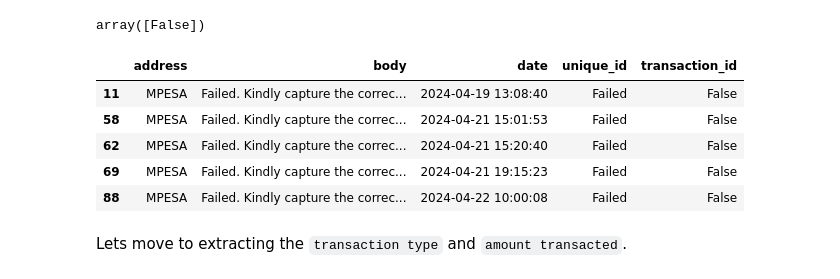
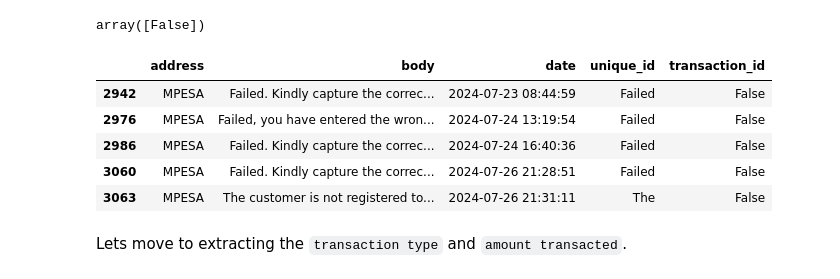
Before and after one commit to MarwaBrian/mpesa, a Jupyter notebook: index.ipynb, the cells around one changed output. Saved outputs shown, nothing was run; the diff lists cells and outputs as text; code cells hidden in the pictures.

```diff
--- a/index.ipynb
+++ b/index.ipynb
@@ -175,14 +167,14 @@ others['transaction_id'].unique()
 # %% [output]
 array([False])
 # %%
-others.head()
+others.tail()
 # %% [output]
 |  | address | body | date | unique_id | transaction_id |
-| 11 | MPESA | Failed. Kindly capture the correc... | 2024-04-19 13:08:40 | Failed | False |
-| 58 | MPESA | Failed. Kindly capture the correc... | 2024-04-21 15:01:53 | Failed | False |
-| 62 | MPESA | Failed. Kindly capture the correc... | 2024-04-21 15:20:40 | Failed | False |
-| 69 | MPESA | Failed. Kindly capture the correc... | 2024-04-21 19:15:23 | Failed | False |
-| 88 | MPESA | Failed. Kindly capture the correc... | 2024-04-22 10:00:08 | Failed | False |
+| 2942 | MPESA | Failed. Kindly capture the correc... | 2024-07-23 08:44:59 | Failed | False |
+| 2976 | MPESA | Failed, you have entered the wron... | 2024-07-24 13:19:54 | Failed | False |
+| 2986 | MPESA | Failed. Kindly capture the correc... | 2024-07-24 16:40:36 | Failed | False |
+| 3060 | MPESA | Failed. Kindly capture the correc... | 2024-07-26 21:28:51 | Failed | False |
+| 3063 | MPESA | The customer is not registered to... | 2024-07-26 21:31:11 | The | False |
 # %% [markdown]
 Lets move to extracting the `transaction type` and `amount transacted`.
 # %%
```
Also changed, not shown: parts of 6 cells of this notebook, 3 other files.
